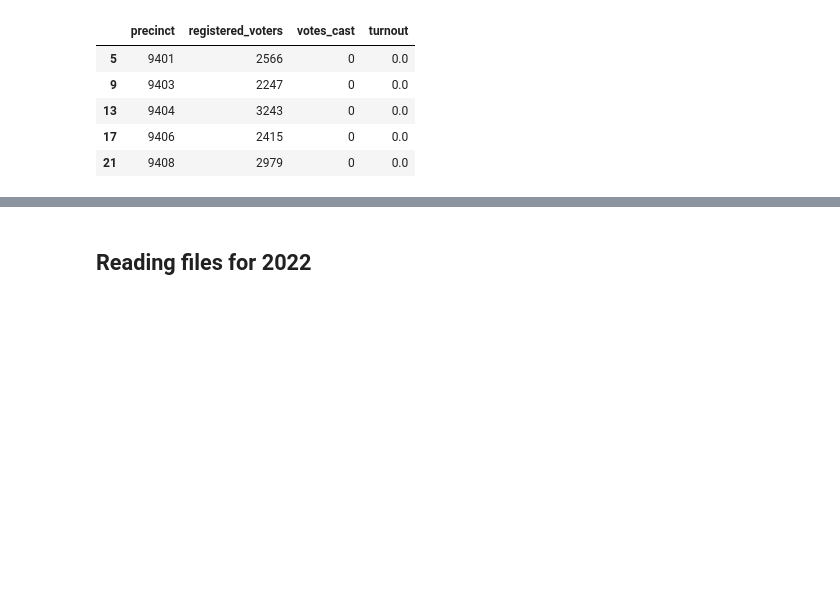
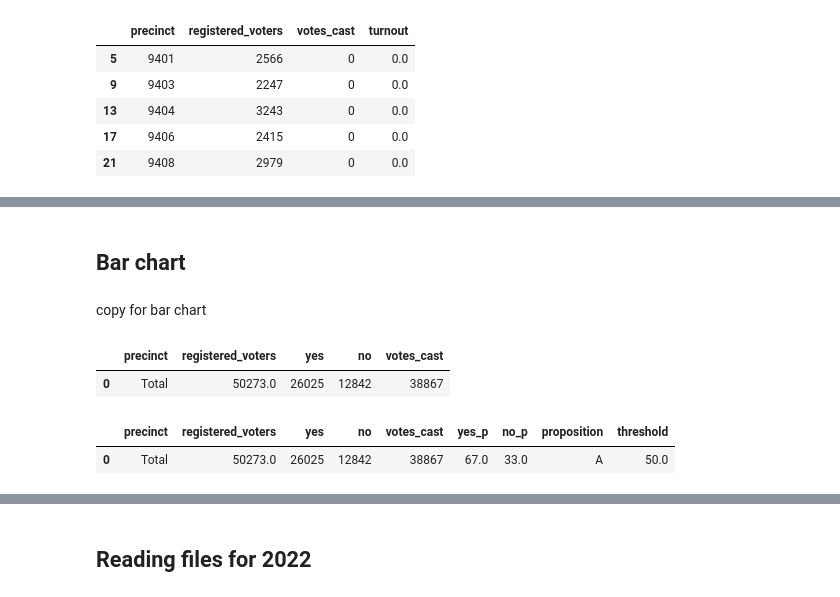
Before and after one commit to MissionLocal/2025-special-election-results, a Jupyter notebook: read_results.ipynb, the cells around one changed output, grey strips where cells are left out. Saved outputs shown, nothing was run; the diff lists cells and outputs as text; code cells hidden in the pictures; blank space fills up the shorter version.

```diff
--- a/read_results.ipynb
+++ b/read_results.ipynb
@@ -202,0 +209,4 @@ dfA
+# %% [markdown]
+## Bar chart
+# %% [markdown]
+copy for bar chart
@@ -202,0 +216,30 @@ dfA
+# %%
+# make a bottom row with the totals of each column
+
+total_row = pd.DataFrame({
+    'precinct': ['Total'],
+    'registered_voters': [dfA['registered_voters'].sum()],
+    'yes': [dfA['yes'].sum()],
+    'no': [dfA['no'].sum()],
+    'votes_cast': [dfA['votes_cast'].sum()]
+    })
+
+total_row
+# %% [output]
+|  | precinct | registered_voters | yes | no | votes_cast |
+| 0 | Total | 50273.0 | 26025 | 12842 | 38867 |
+# %%
+# make a yes_p and no_p column that is the percentage of yes and no votes
+
+total_row['yes_p'] = round((total_row['yes'] / total_row['votes_cast']) * 100, 1).fillna(0)
+total_row['no_p'] = round((total_row['no'] / total_row['votes_cast']) * 100, 1).fillna(0)
+# %%
+# make a column that is called proposition and set it to A
+
+total_row['proposition'] = 'A'
+total_row['threshold'] = 50.0
+# %%
+total_row
+# %% [output]
+|  | precinct | registered_voters | yes | no | votes_cast | yes_p | no_p | proposition | threshold |
+| 0 | Total | 50273.0 | 26025 | 12842 | 38867 | 67.0 | 33.0 | A | 50.0 |
```
Also changed, not shown: parts of 26 cells of this notebook.
